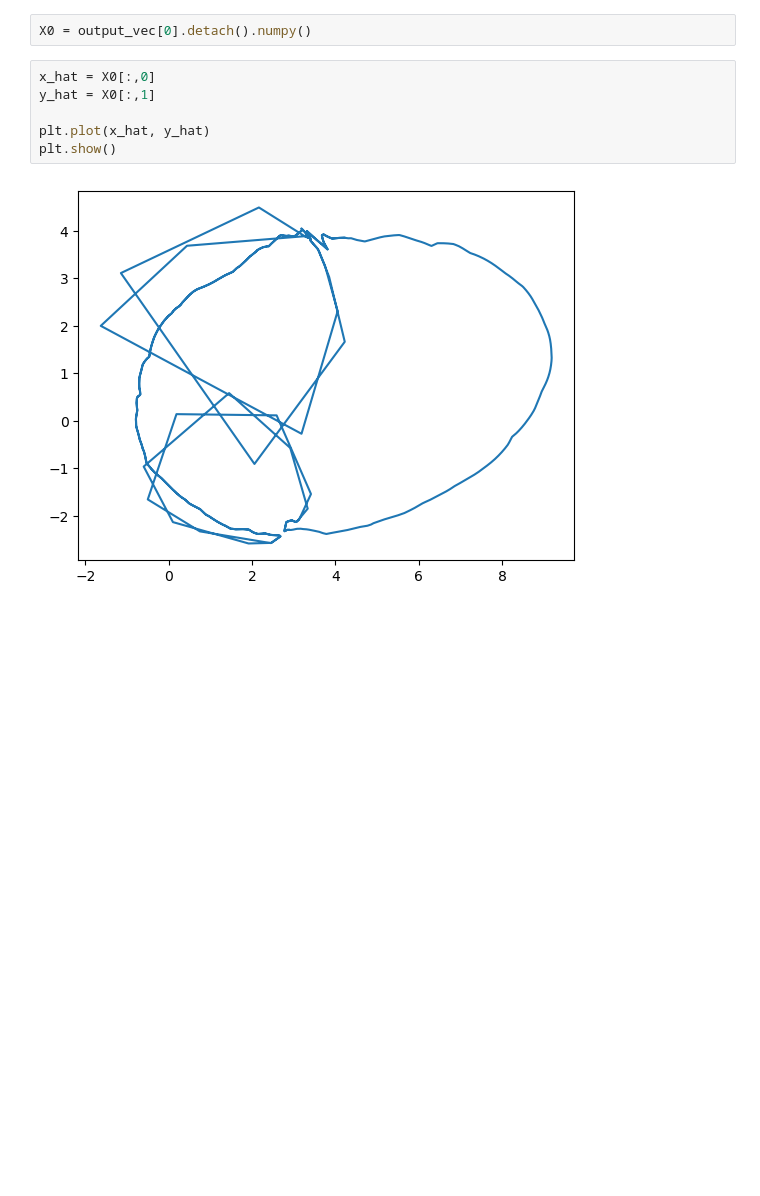
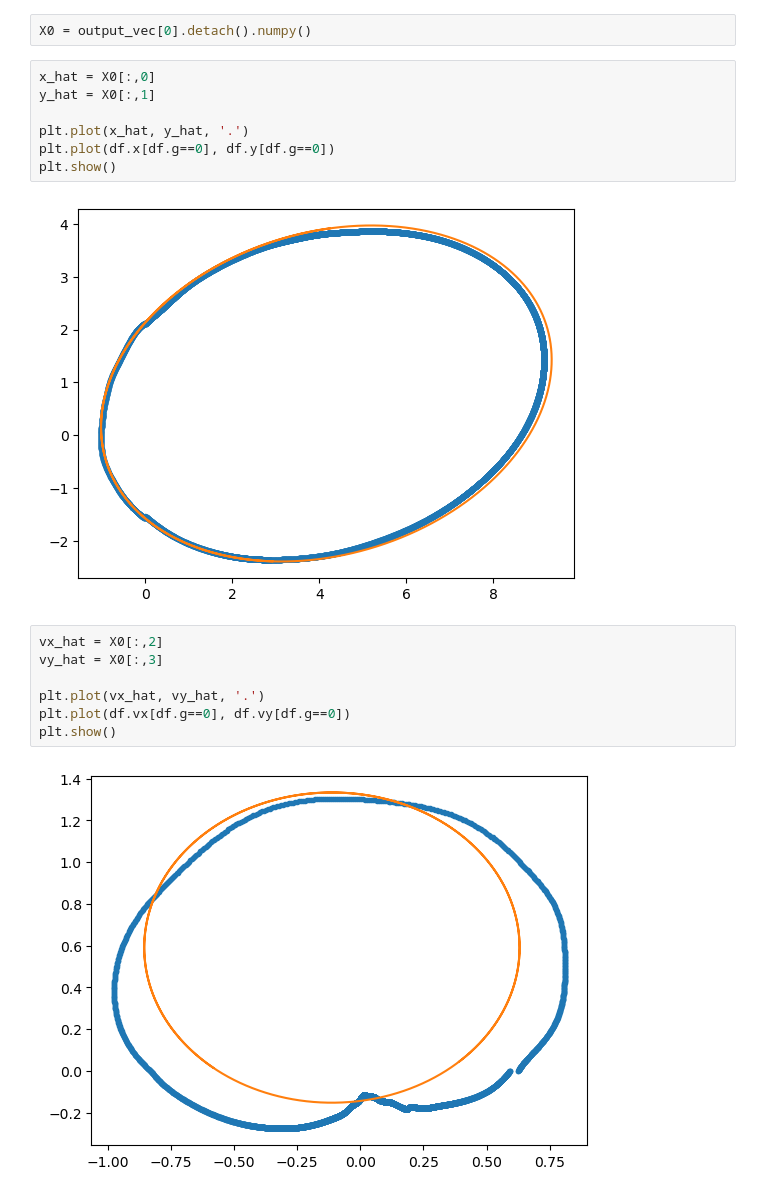
Before and after one commit to Axect/AuxSym, a Jupyter notebook: AuxSym (Training).ipynb, the cells around one changed output. Saved outputs shown, nothing was run; the diff lists cells and outputs as text; blank space fills up the shorter version.

```diff
--- a/AuxSym (Training).ipynb
+++ b/AuxSym (Training).ipynb
@@ -494,8 +556,18 @@ X0 = output_vec[0].detach().numpy()
 x_hat = X0[:,0]
 y_hat = X0[:,1]
 
-plt.plot(x_hat, y_hat)
+plt.plot(x_hat, y_hat, '.')
+plt.plot(df.x[df.g==0], df.y[df.g==0])
 plt.show()
 # %% [output]
-[figure, old version]
+[figure, new version]
+# %%
+vx_hat = X0[:,2]
+vy_hat = X0[:,3]
+
+plt.plot(vx_hat, vy_hat, '.')
+plt.plot(df.vx[df.g==0], df.vy[df.g==0])
+plt.show()
+# %% [output]
+[figure, added]
 # %%
```
Also changed, not shown: parts of 16 cells of this notebook, 8 other files.
